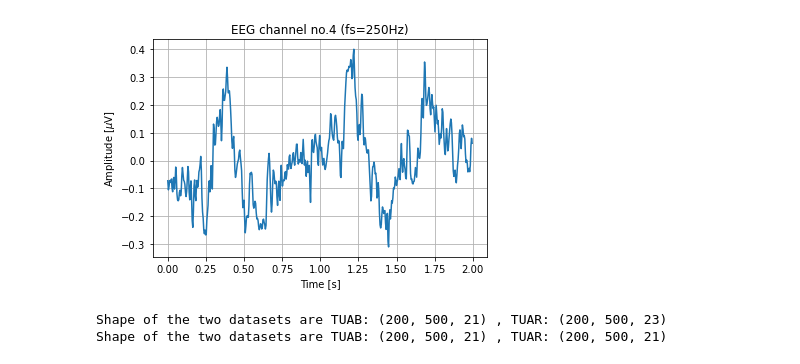
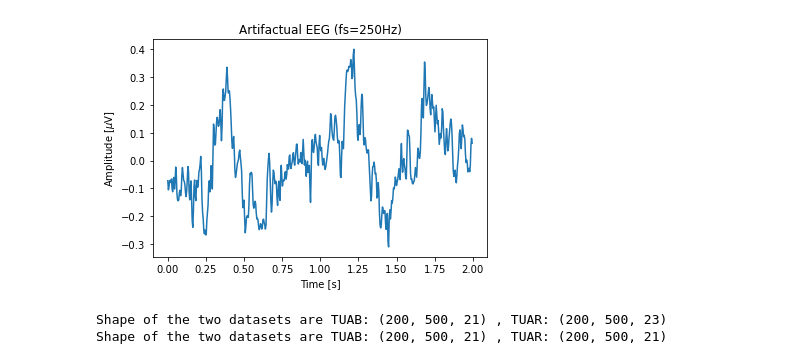
Before and after one commit to kalarimonk/ehealth, a Jupyter notebook: Learning EEG Data Quality.ipynb, the cells around one changed output. Drawn from its saved outputs; the diff is of its cells as text; code cells hidden in the pictures.

```diff
--- a/Learning EEG Data Quality.ipynb
+++ b/Learning EEG Data Quality.ipynb
@@ -68,16 +104,16 @@ data_ab, label_ab, ID_ab = read_from_h5('TUAB.hdf5')  # abnormal(0) + normal(1)
 # %%
 fig = plt.figure
 time = np.arange(0,2,1/250)
 plt.plot(time, data_ar[0,:,4])
 plt.tight_layout
 plt.ylabel('Amplitude [$\mu$V]')
-plt.title('EEG channel no.4 (fs=250Hz)')
+plt.title('Artifactual EEG (fs=250Hz)')
 plt.xlabel('Time [s]')
-plt.grid(True)
+plt.grid(False)
 plt.savefig('Sample_eeg_signal', dpi = 400)
 plt.show()
 # %% [output]
-[figure, old version]
+[figure, new version]
 # %%
 # Shape of the two datasets and Removing uncommon channels from TUAR dataset
 
```
Also changed, not shown: parts of 42 cells of this notebook.
